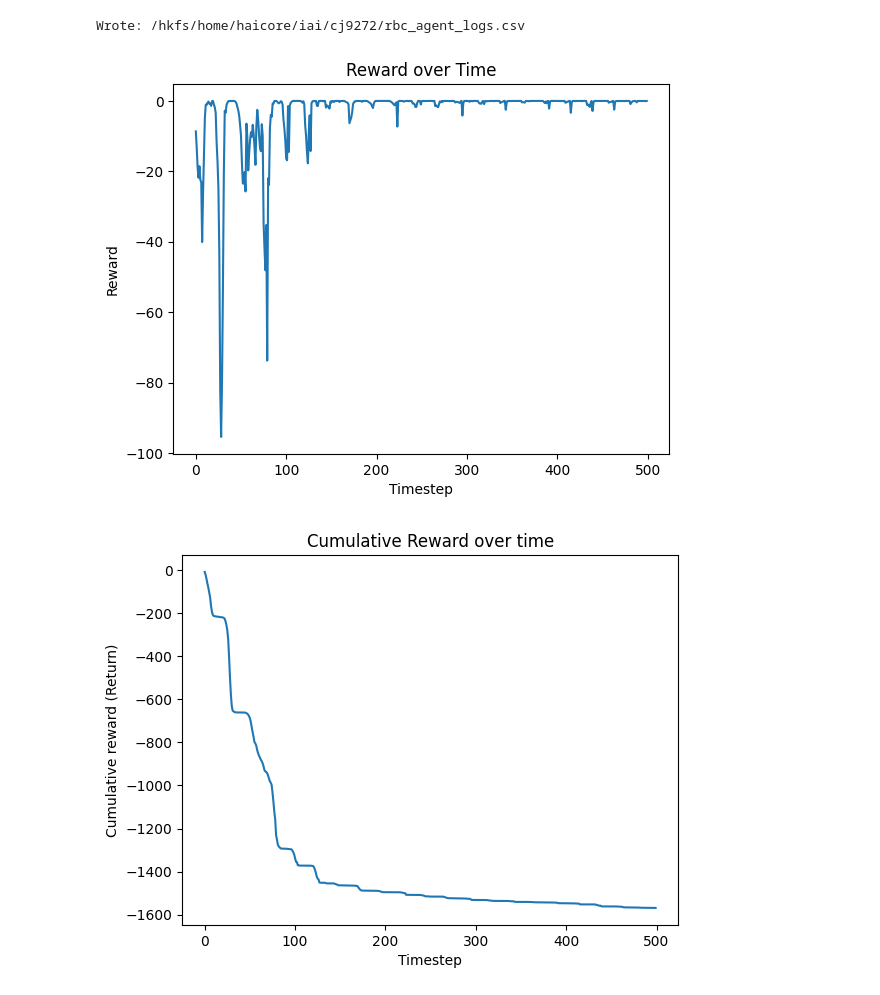
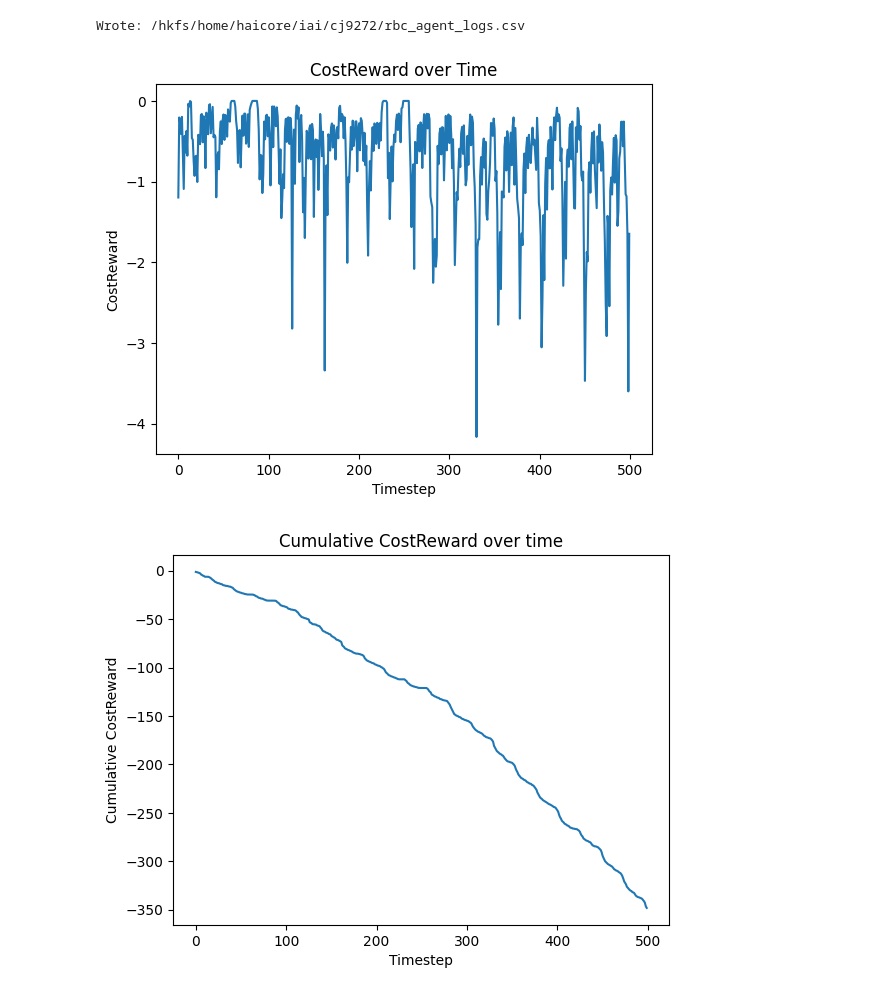
Before and after one commit to EacyCoding/ExplainableRLBatteryControl, a Jupyter notebook: examples/rbc_agent.ipynb, the cells around one changed output. Cells and saved outputs as stored; diff of their text form; code cells hidden in the pictures.

Commit message:
Add dynmic pricing to dqn and adapt reward function

```diff
--- a/examples/rbc_agent.ipynb
+++ b/examples/rbc_agent.ipynb
@@ -220,7 +220,20 @@ def keep_only_electrical_storage(schema: dict) -> dict: # Set actions to just el
 """
 dataset = DataSet()
 schema = dataset.get_schema('citylearn_challenge_2023_phase_3_1')
+schema['root_directory'] = r'/hkfs/home/haicore/iai/cj9272/Bachelorthesis_DQN_Agent/data/datasets/citylearn_challenge_2023_phase_3_1'
 schema = keep_only_electrical_storage(schema) # Activate only the electrical storage control (fix "Expected 18 actions but got 1")
+# Set reward function
+schema['reward_function'] = { # CostReward Function
+    'type': 'citylearn.reward_function.CostReward',
+    'attributes': {}
+}
+# Set pricing file
+price_file = 'pricing_germany_2023_june_to_august.csv'  # Pricing CSV
+if 'buildings' not in schema:
+    raise RuntimeError("schema does not contain 'buildings' (make sure schema is loaded first)")
+for bname, bconf in schema['buildings'].items():
+    bconf['pricing'] = price_file
+
 env = CityLearnEnv(schema, central_agent=True)
 agent = RBCAgent(obs_keys=['soc', 'price', 'net_load', 'solar_generation'],
                  action_space=['charge', 'discharge', 'idle'],
@@ -230,9 +243,12 @@ agent = RBCAgent(obs_keys=['soc', 'price', 'net_load', 'solar_generation'],
                  ],
                  thresholds={'soc_low': 0.45, 'soc_high': 0.55, 'price': 0.15, 'net_load': 6.0},
                  history=[])
+# ---------------------------
 
-names = env.buildings[0].active_observations
-print(list(enumerate(names)))  # debug
+
+
+
+# ---------------------------
 
 """
 0: day_type
@@ -274,6 +290,9 @@ r, hist = agent.evaluate(env, max_steps=500)  # max steps while debugging
 logs = [{'timestep': t, **obs, 'action': action, 'reward': reward} for t, (obs, action, reward) in enumerate(hist)]
 df = pd.DataFrame(logs, columns=['timestep','soc','price','net_load','solar_generation','action','reward'])
 df.to_csv('rbc_agent_logs.csv', index=False)
-print('Reward function object:', env.reward_function)
+
+# Debug
+print('Reward function:', type(env.reward_function).__name__)
+print(env.schema['buildings'][env.buildings[0].name]['pricing'])
 # %% [output]
 INFO:root:Go here /home/iai/cj9272/.cache/citylearn/v2.4.1/datasets/citylearn_challenge_2023_phase_3_1/schema.json
@@ -304,25 +323,25 @@ Wrote: /hkfs/home/haicore/iai/cj9272/rbc_agent_logs.csv
 # %%
 import pandas as pd
 import matplotlib.pyplot as plt
 
 # Attempt to load the log data, handle if file is missing
 try:
     df = pd.read_csv('rbc_agent_logs.csv')
 except FileNotFoundError:
     print("Log file 'rbc_agent_logs.csv' not found.")
 else:
     plt.figure()
     plt.plot(df['timestep'], df['reward'])
     plt.xlabel('Timestep')
-    plt.ylabel('Reward')
-    plt.title('Reward over Time')
+    plt.ylabel(f'{type(env.reward_function).__name__}')
+    plt.title(f'{type(env.reward_function).__name__} over Time')
     plt.show()
 
     df['cum_reward'] = df['reward'].cumsum()
     plt.figure()
     plt.plot(df['timestep'], df['cum_reward'])
-    plt.xlabel('Timestep'); plt.ylabel('Cumulative reward (Return)'); plt.title('Cumulative Reward over time')
+    plt.xlabel('Timestep'); plt.ylabel(f'Cumulative {type(env.reward_function).__name__}'); plt.title(f'Cumulative {type(env.reward_function).__name__} over time')
     plt.show()
 # %% [output]
-[figure, old version]
+[figure, new version]
-[figure, old version]
+[figure, new version]
```
Also changed, not shown: parts of 3 cells of this notebook, 9 other files.
